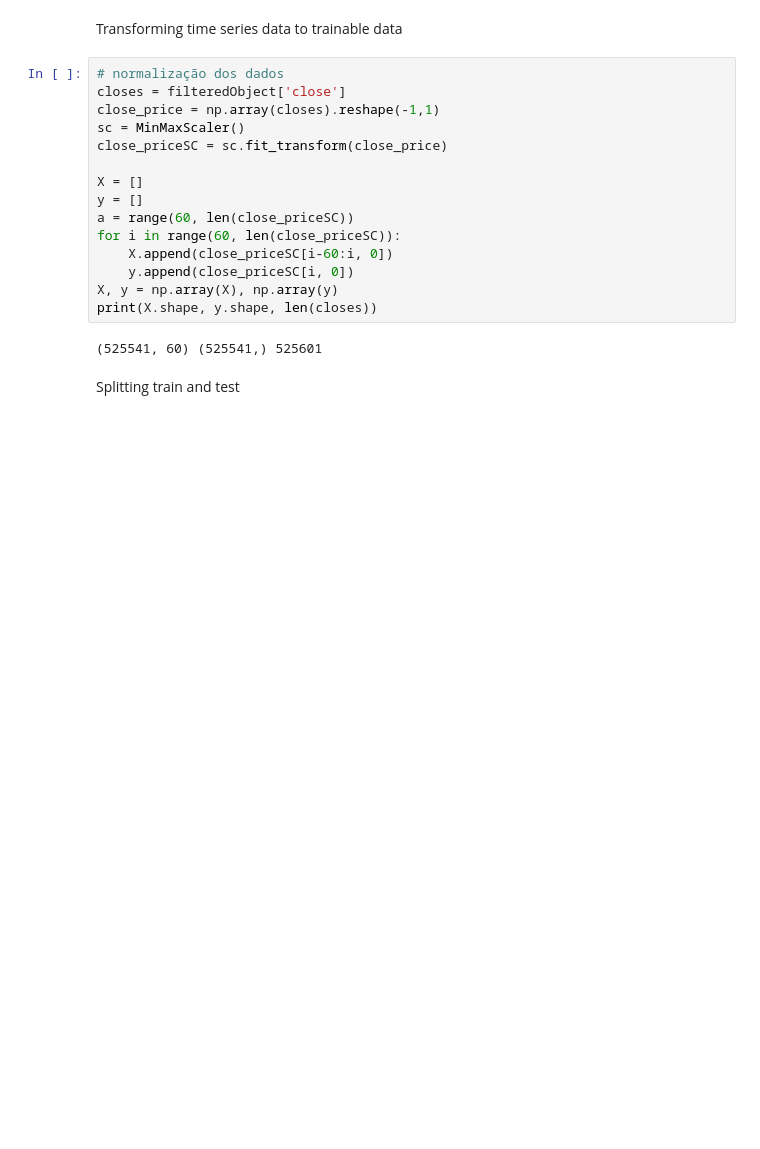
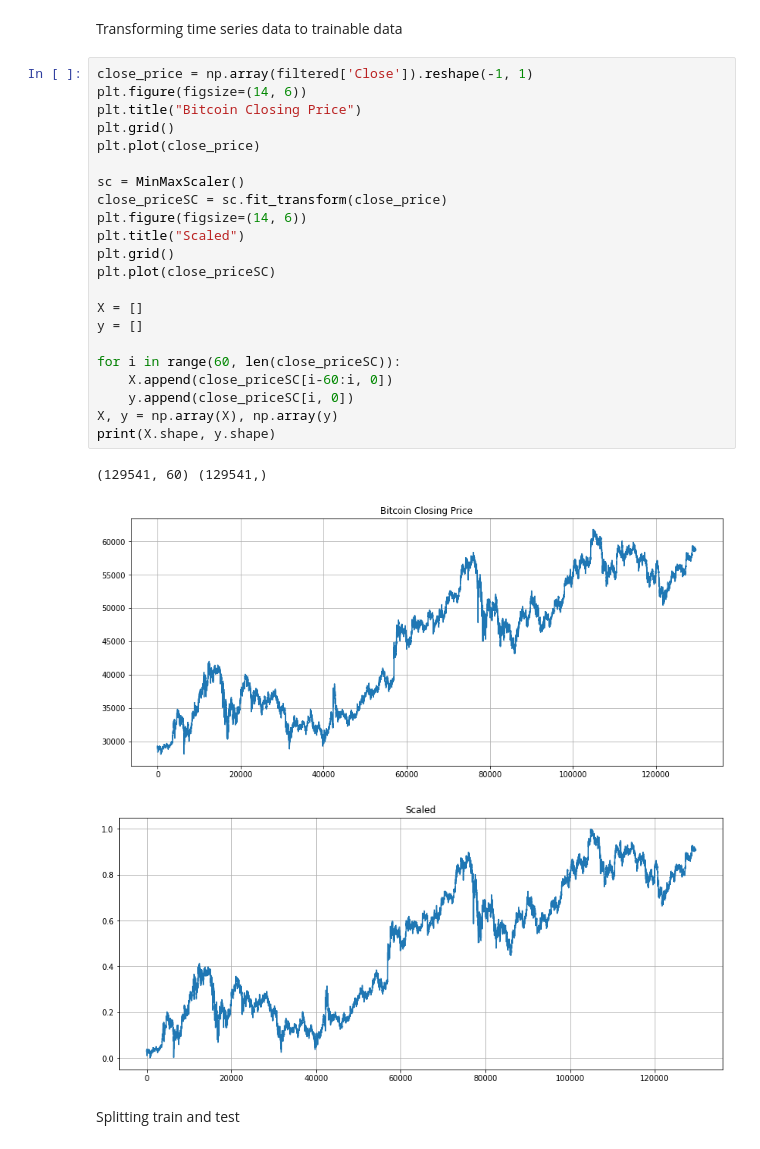
Before and after one commit to WillianAgostini/bitcoin_prediction, a Jupyter notebook: btc-price-prediction-using-lstm.ipynb, the cells around one changed output. Drawn from its saved outputs; the diff is of its cells as text; blank space fills up the shorter version.

```diff
--- a/btc-price-prediction-using-lstm.ipynb
+++ b/btc-price-prediction-using-lstm.ipynb
@@ -248,22 +84,31 @@ KeyboardInterrupt:
 # %% [markdown]
 Transforming time series data to trainable data
 # %%
-# normalização dos dados
-closes = filteredObject['close']
-close_price = np.array(closes).reshape(-1,1)
+close_price = np.array(filtered['Close']).reshape(-1, 1)
+plt.figure(figsize=(14, 6))
+plt.title("Bitcoin Closing Price")
+plt.grid()
+plt.plot(close_price)
+
 sc = MinMaxScaler()
 close_priceSC = sc.fit_transform(close_price)
+plt.figure(figsize=(14, 6))
+plt.title("Scaled")
+plt.grid()
+plt.plot(close_priceSC)
 
 X = []
 y = []
-a = range(60, len(close_priceSC))
+
 for i in range(60, len(close_priceSC)):
     X.append(close_priceSC[i-60:i, 0])
     y.append(close_priceSC[i, 0])
 X, y = np.array(X), np.array(y)
-print(X.shape, y.shape, len(closes))
+print(X.shape, y.shape)
 # %% [output]
-(525541, 60) (525541,) 525601
+(129541, 60) (129541,)
+[figure, added]
+[figure, added]
 # %% [markdown]
 Splitting train and test
 # %%
```
Also changed, not shown: parts of 16 cells of this notebook, 3 other files.
